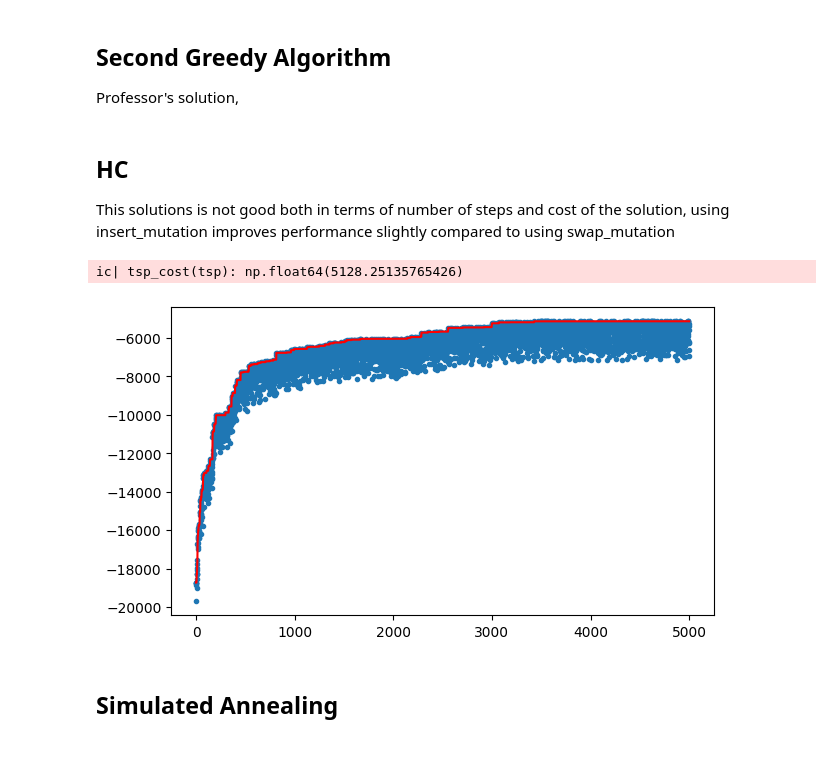
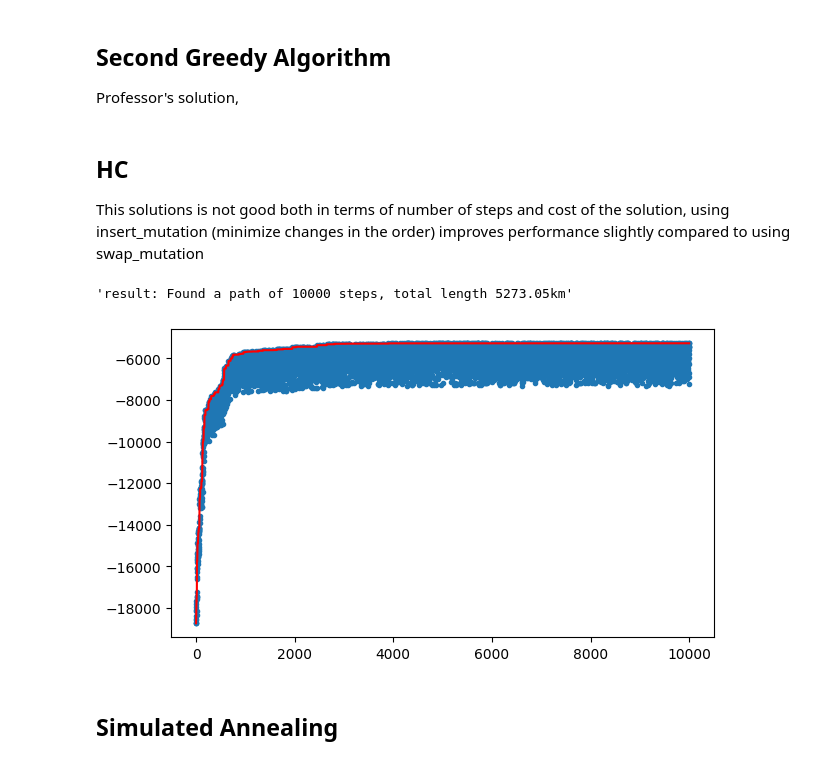
Before and after one commit to TurcoRiccardo/CI2024_lab2, a Jupyter notebook: tsp.ipynb, the cells around one changed output. Saved outputs shown, nothing was run; the diff lists cells and outputs as text; code cells hidden in the pictures.

```diff
--- a/tsp.ipynb
+++ b/tsp.ipynb
@@ -98,7 +102,7 @@ visited |= shortest[0]
 # %% [markdown]
 ## HC
 
-This solutions is not good both in terms of number of steps and cost of the solution, using insert_mutation improves performance slightly compared to using swap_mutation
+This solutions is not good both in terms of number of steps and cost of the solution, using insert_mutation (minimize changes in the order) improves performance slightly compared to using swap_mutation
 # %%
 def swap_mutation(tsp: list):
     new_tsp = tsp.copy()
@@ -134,26 +138,26 @@ def fitness(tsp: list):
 # %%
 #generate a solution that does not return to the initial city
 tsp = list()
 for i in range(0, len(CITIES)):
     tsp.append(int(i))
 #HC
 f_tsp = fitness(tsp)
 history = [fitness(tsp)]
-for steps in tqdm(range(5000)):
+for steps in tqdm(range(10000)):
     new_tsp = insert_mutation(tsp)
     f = fitness(new_tsp)
     history.append(f)
     if f > f_tsp:
         tsp = new_tsp
         f_tsp = fitness(tsp)
 tsp.append(tsp[0])
-ic(tsp_cost(tsp))
 plt.figure(figsize=(7, 4))
 plt.plot(range(len(history)), list(accumulate(history, max)), color="red")
 _ = plt.scatter(range(len(history)), history, marker=".")
+f"result: Found a path of {steps+1} steps, total length {tsp_cost(tsp):.2f}km"
 # %% [output]
-ic| tsp_cost(tsp): np.float64(5128.25135765426)
+'result: Found a path of 10000 steps, total length 5273.05km'
-[figure, old version]
+[figure, new version]
 # %% [markdown]
 ## Simulated Annealing
 # %%
```
Also changed, not shown: parts of 6 cells of this notebook.
